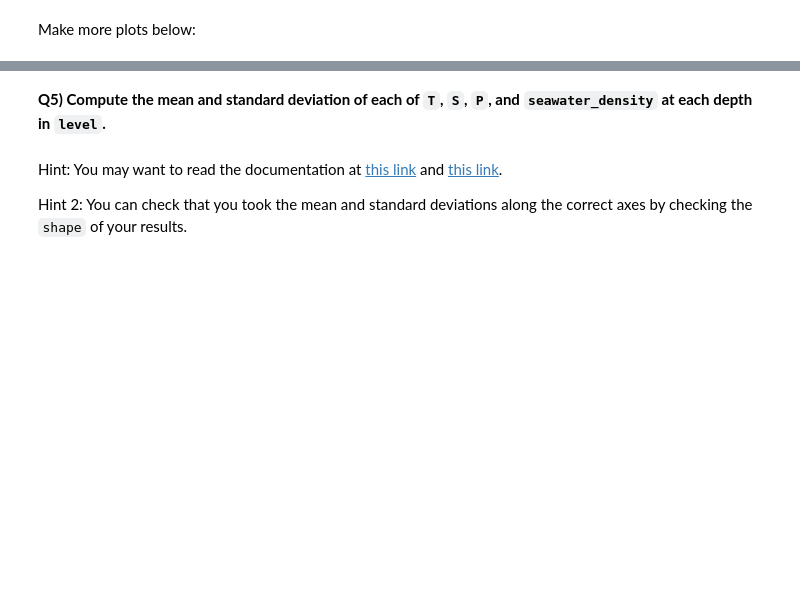
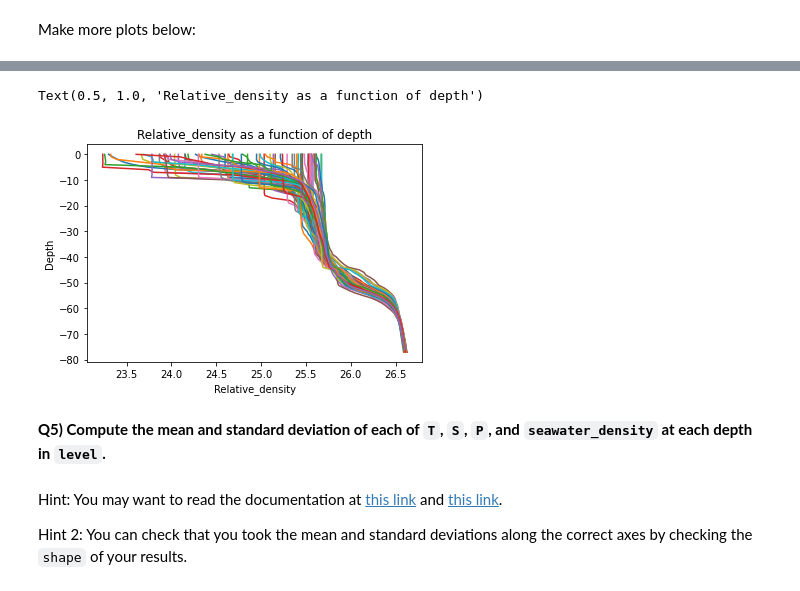
Before and after one commit to JerKeller/2022_Intro_Python, a Jupyter notebook: W2_S1.ipynb, the cells around one changed output, grey strips where cells are left out. Drawn from its saved outputs; the diff is of its cells as text; code cells hidden in the pictures; blank space fills up the shorter version.

```diff
--- a/W2_S1.ipynb
+++ b/W2_S1.ipynb
@@ -255,3 +258,12 @@ plt.title('Temperature VS Depth')
+# %%
+
+plt.plot(relative_density,-levels); # The semi-colon prevents printing the line objects
+plt.xlabel('Relative_density') # Takes a string as argument
+plt.ylabel('Depth')
+plt.title('Relative_density as a function of depth')
+# %% [output]
+Text(0.5, 1.0, 'Relative_density as a function of depth')
+[figure, added]
 # %% [markdown]
 **Q5) Compute the mean and standard deviation of each of `T`, `S`, `P`, and `seawater_density` at each depth in `level`.**
 # %% [markdown]
```
Also changed, not shown: parts of 27 cells of this notebook.
